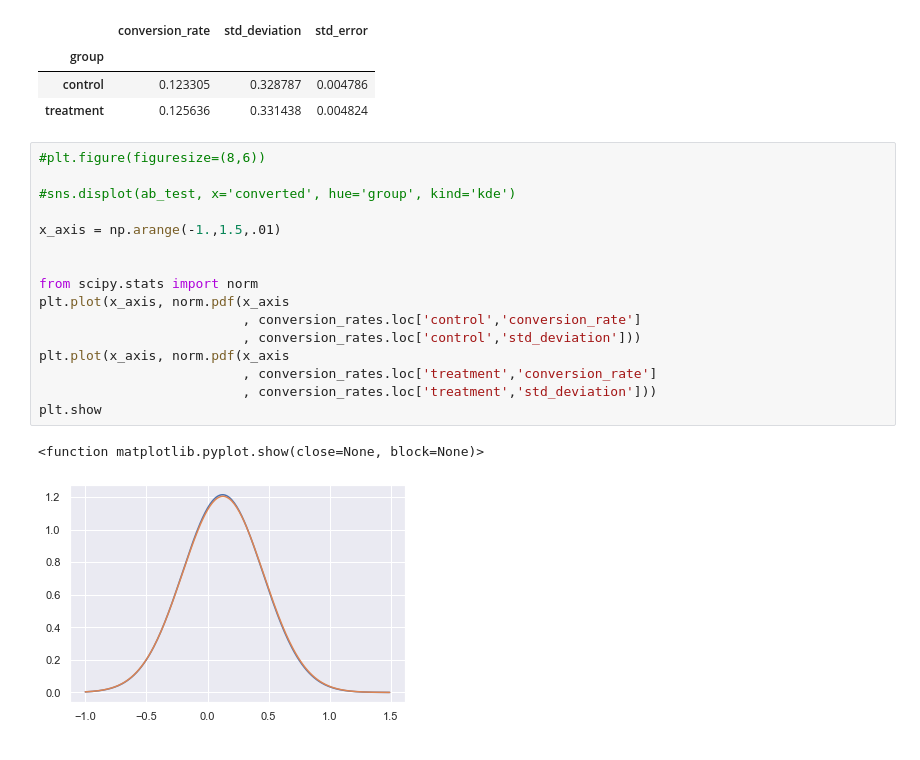
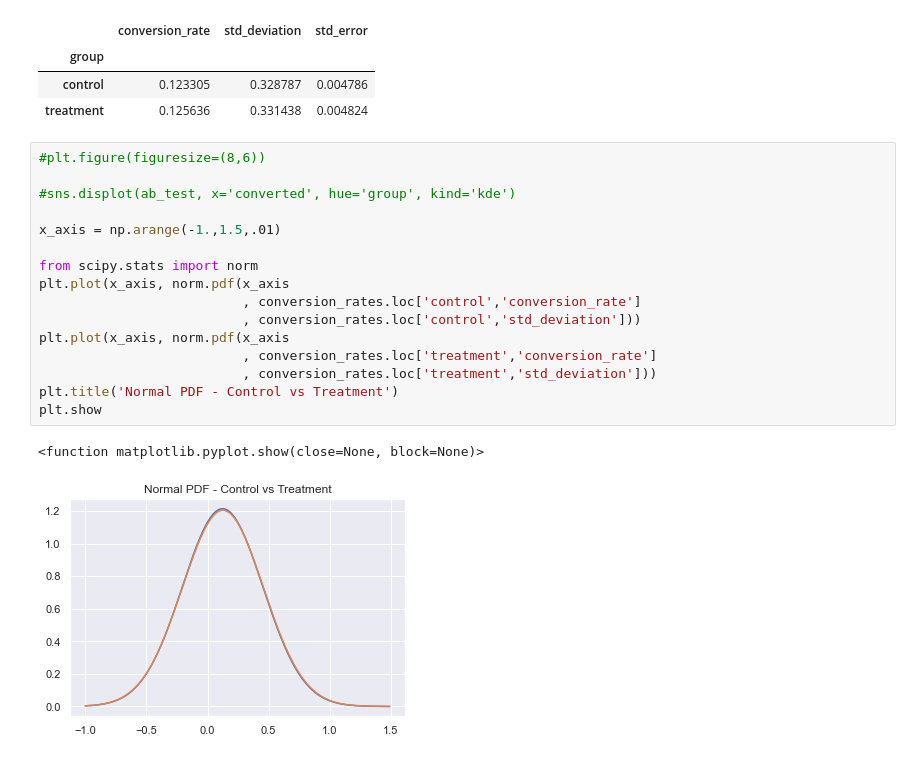
Before and after one commit to JohnBroberg/AB_Test, a Jupyter notebook: AB_Test.ipynb, the cells around one changed output. Saved outputs shown, nothing was run; the diff lists cells and outputs as text.

```diff
--- a/AB_Test.ipynb
+++ b/AB_Test.ipynb
@@ -206,22 +207,22 @@ conversion_rates
 | group |  |  |  |
 | control | 0.123305 | 0.328787 | 0.004786 |
 | treatment | 0.125636 | 0.331438 | 0.004824 |
-# %%
-#plt.figure(figuresize=(8,6))
-
-#sns.displot(ab_test, x='converted', hue='group', kind='kde')
-
-x_axis = np.arange(-1.,1.5,.01)
-
-
-from scipy.stats import norm
-plt.plot(x_axis, norm.pdf(x_axis
-                          , conversion_rates.loc['control','conversion_rate']
-                          , conversion_rates.loc['control','std_deviation']))
-plt.plot(x_axis, norm.pdf(x_axis
-                          , conversion_rates.loc['treatment','conversion_rate']
-                          , conversion_rates.loc['treatment','std_deviation']))
-plt.show
-# %% [output]
-<function matplotlib.pyplot.show(close=None, block=None)>
-[figure, removed]
+# %%
+#plt.figure(figuresize=(8,6))
+
+#sns.displot(ab_test, x='converted', hue='group', kind='kde')
+
+x_axis = np.arange(-1.,1.5,.01)
+
+from scipy.stats import norm
+plt.plot(x_axis, norm.pdf(x_axis
+                          , conversion_rates.loc['control','conversion_rate']
+                          , conversion_rates.loc['control','std_deviation']))
+plt.plot(x_axis, norm.pdf(x_axis
+                          , conversion_rates.loc['treatment','conversion_rate']
+                          , conversion_rates.loc['treatment','std_deviation']))
+plt.title('Normal PDF - Control vs Treatment')
+plt.show
+# %% [output]
+<function matplotlib.pyplot.show(close=None, block=None)>
+[figure, added]
```
Also changed, not shown: parts of 2 cells of this notebook.
